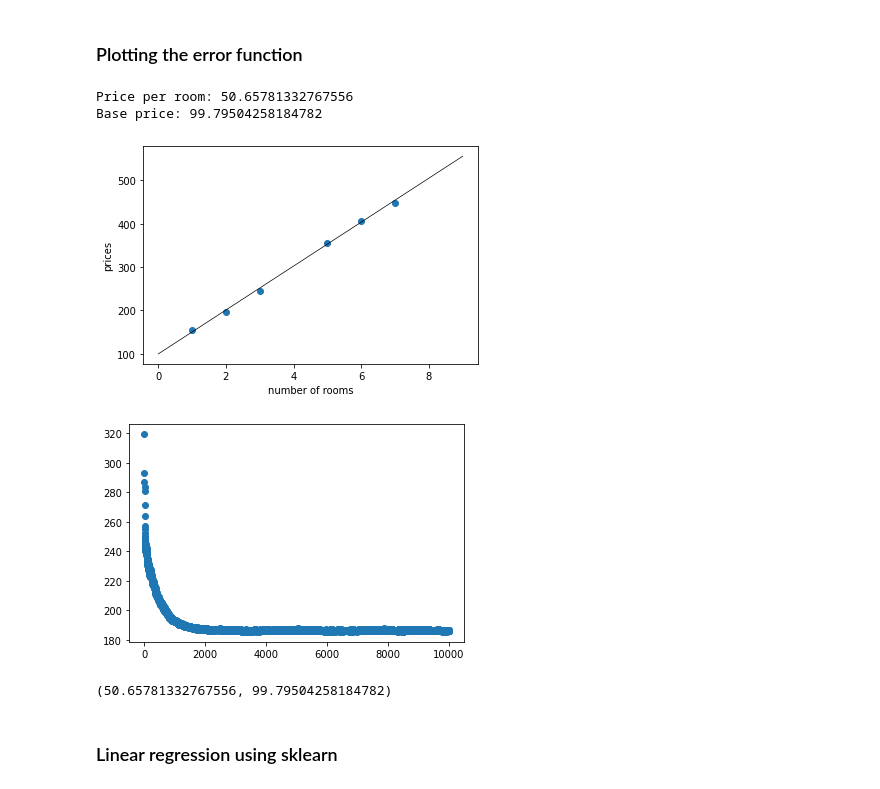
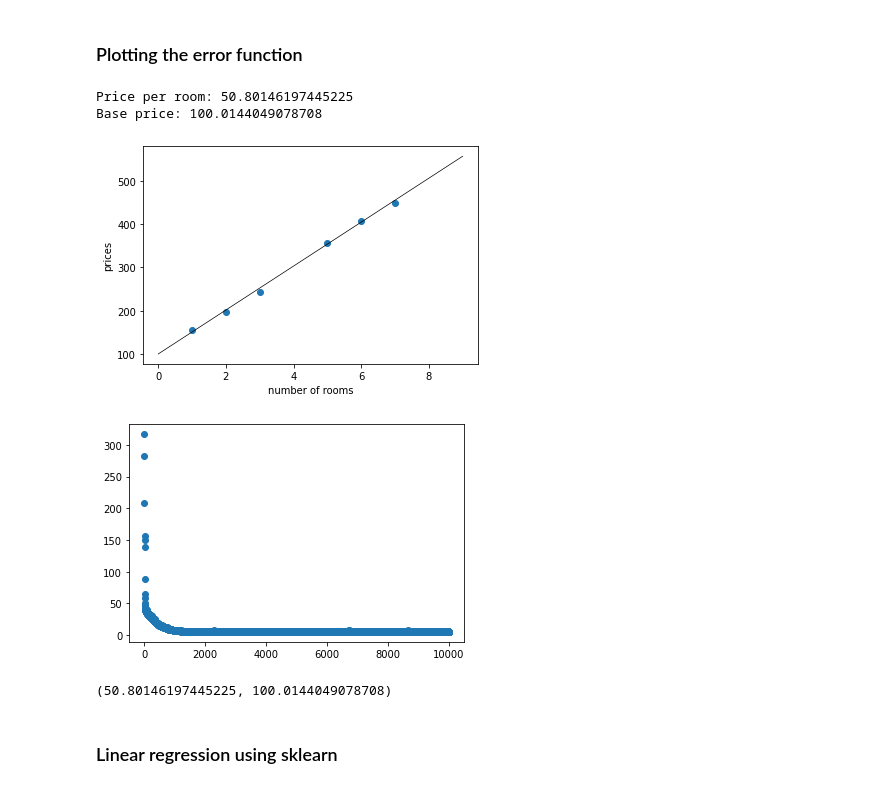
Before and after one commit to s7s/machine_learning_1, a Jupyter notebook: linear_regression/Coding_linear_regression_solution.ipynb, the cells around one changed output. Saved outputs shown, nothing was run; the diff lists cells and outputs as text; code cells hidden in the pictures.

```diff
--- a/linear_regression/Coding_linear_regression_solution.ipynb
+++ b/linear_regression/Coding_linear_regression_solution.ipynb
@@ -101,7 +101,7 @@ def linear_regression(features, labels, learning_rate=0.01, epochs = 1000):
         price = labels[i]
         # Uncomment any of the 2 following lines to use a different trick
         #price_per_room, base_price = absolute_trick(base_price, price_per_room, num_rooms, price, learning_rate=learning_rate) #use absolute_trick
-        price_per_room, base_price = square_trick(base_price, price_per_room, num_rooms, price, learning_rate=learning_rate) #use square_trick
+        price_per_room, base_price = absolute_trick(base_price, price_per_room, num_rooms, price, learning_rate=learning_rate) #use square_trick
 
     utils.draw_line(price_per_room, base_price, 'black', starting=0, ending=8)
     utils.plot_points(features, labels)
@@ -112,5 +112,5 @@ def linear_regression(features, labels, learning_rate=0.01, epochs = 1000):
 # This line is for the x-axis to appear in the figure
 plt.ylim(0,500)
 
-linear_regression(features, labels, learning_rate = 0.01, epochs = 1000)
+linear_regression(features, labels, learning_rate = 0.01, epochs = 10000)
 # %% [output]
@@ -132,38 +132,38 @@ def rmse(labels, predictions):
 # %%
 def linear_regression(features, labels, learning_rate=0.01, epochs = 1000):
     price_per_room = random.random()
     base_price = random.random()
     errors = []
     for i in range(epochs):
-        predictions = features[0]*price_per_room+base_price
+        predictions = features*price_per_room+base_price
         errors.append(rmse(labels, predictions))
         i = random.randint(0, len(features)-1)
         num_rooms = features[i]
         price = labels[i]
         # Uncomment one of the following 3 lines to use the simple, the absolute, or the square trick
         #price_per_room, base_price = simple_trick(base_price,
         #price_per_room, base_price = absolute_trick(base_price,
         price_per_room, base_price = square_trick(base_price,
                                                   price_per_room,
                                                   num_rooms,
                                                   price,
                                                   learning_rate=learning_rate)
     utils.draw_line(price_per_room, base_price, 'black', starting=0, ending=9)
     utils.plot_points(features, labels)
     print('Price per room:', price_per_room)
     print('Base price:', base_price)
     plt.show()
     plt.scatter(range(len(errors)), errors)
     plt.show()
     return price_per_room, base_price
 
 linear_regression(features, labels, learning_rate = 0.01, epochs = 10000)
 # %% [output]
-Price per room: 50.65781332767556
-Base price: 99.79504258184782
+Price per room: 50.80146197445225
+Base price: 100.0144049078708
 [figure]
-[figure, old version]
+[figure, new version]
-(50.65781332767556, 99.79504258184782)
+(50.80146197445225, 100.0144049078708)
 # %% [markdown]
 ### Linear regression using sklearn
 # %%
```
Also changed, not shown: parts of 5 cells of this notebook.
